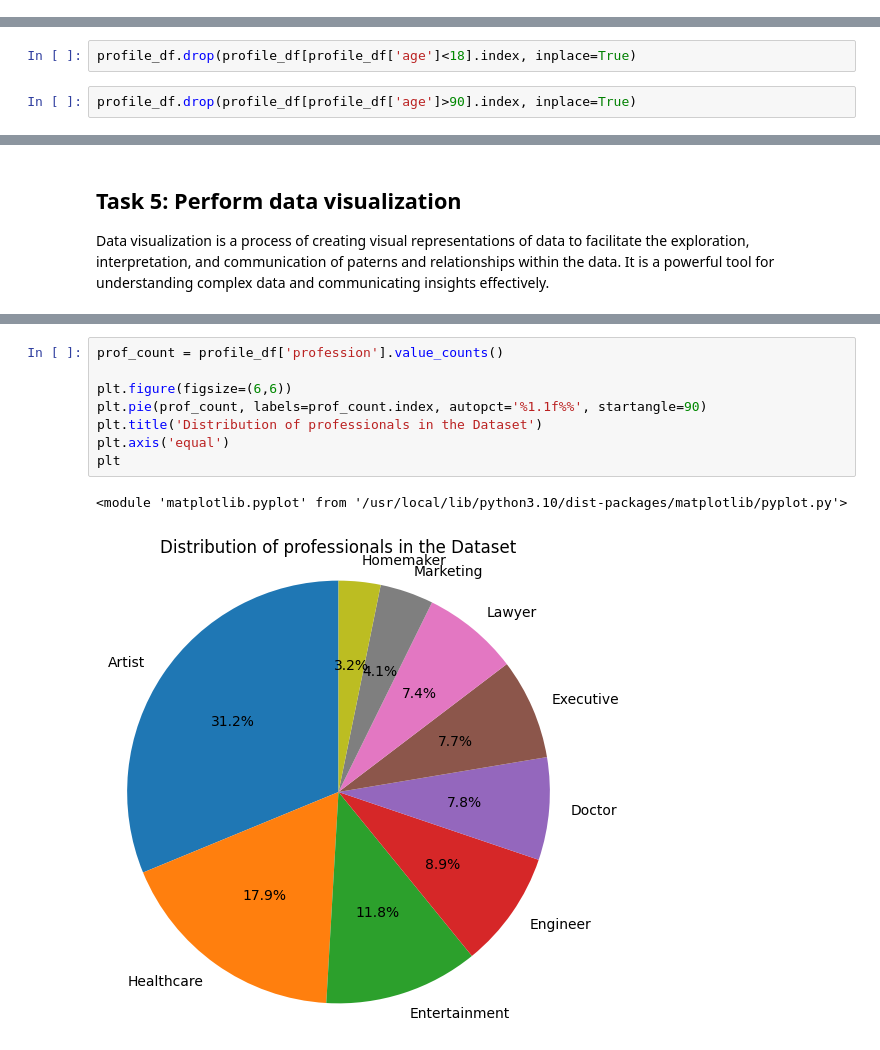
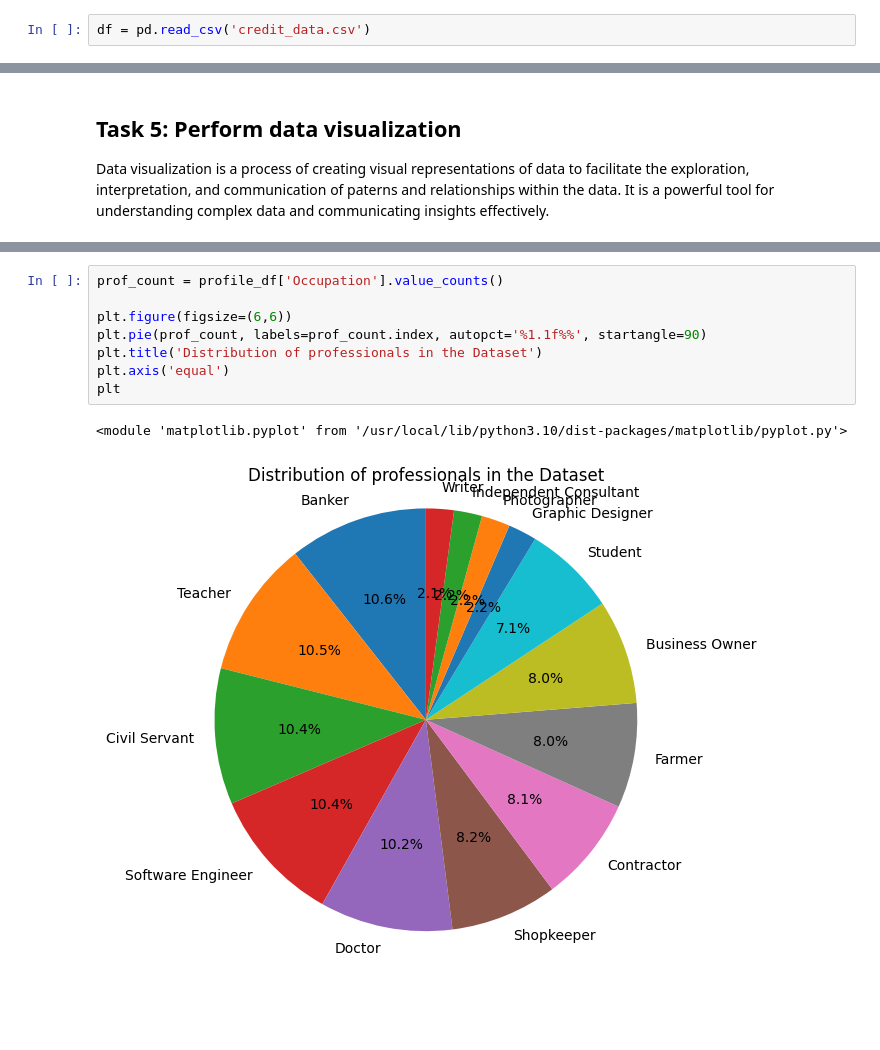
Before and after one commit to leon-czarlinski/ProfileAnalysis, a Jupyter notebook: ProfileAnalysis.ipynb, the cells around one changed output, grey strips where cells are left out. Saved outputs shown, nothing was run; the diff lists cells and outputs as text; blank space fills up the shorter version.

```diff
--- a/ProfileAnalysis.ipynb
+++ b/ProfileAnalysis.ipynb
@@ -64,3 +73,5 @@ df = pd.read_csv('/content/drive/MyDrive/Colab Notebooks/ProfileAnalysis/custome
+# %%
+df = pd.read_csv('credit_data.csv')
 # %%
 df.head(5)
 # %% [output]
@@ -187,10 +171,6 @@ profile_df
 Now that we have imported the data set, defined the dataframe, imported libraries and checked the data, we achieved the prepare and process the data, so we can go on and do the analysis based on the insights that we got here.
 # %%
 profile_df.dropna(axis=0, inplace=True)
-# %%
-profile_df.drop(profile_df[profile_df['age']<18].index, inplace=True)
-# %%
-profile_df.drop(profile_df[profile_df['age']>90].index, inplace=True)
 # %%
 profile_df.info()
 # %% [output]
@@ -277,11 +259,11 @@ sns
 # %%
-prof_count = profile_df['profession'].value_counts()
+prof_count = profile_df['Occupation'].value_counts()
 
 plt.figure(figsize=(6,6))
 plt.pie(prof_count, labels=prof_count.index, autopct='%1.1f%%', startangle=90)
 plt.title('Distribution of professionals in the Dataset')
 plt.axis('equal')
 plt
 # %% [output]
 <module 'matplotlib.pyplot' from '/usr/local/lib/python3.10/dist-packages/matplotlib/pyplot.py'>
-[figure, old version]
+[figure, new version]
```
Also changed, not shown: parts of 16 cells of this notebook.
